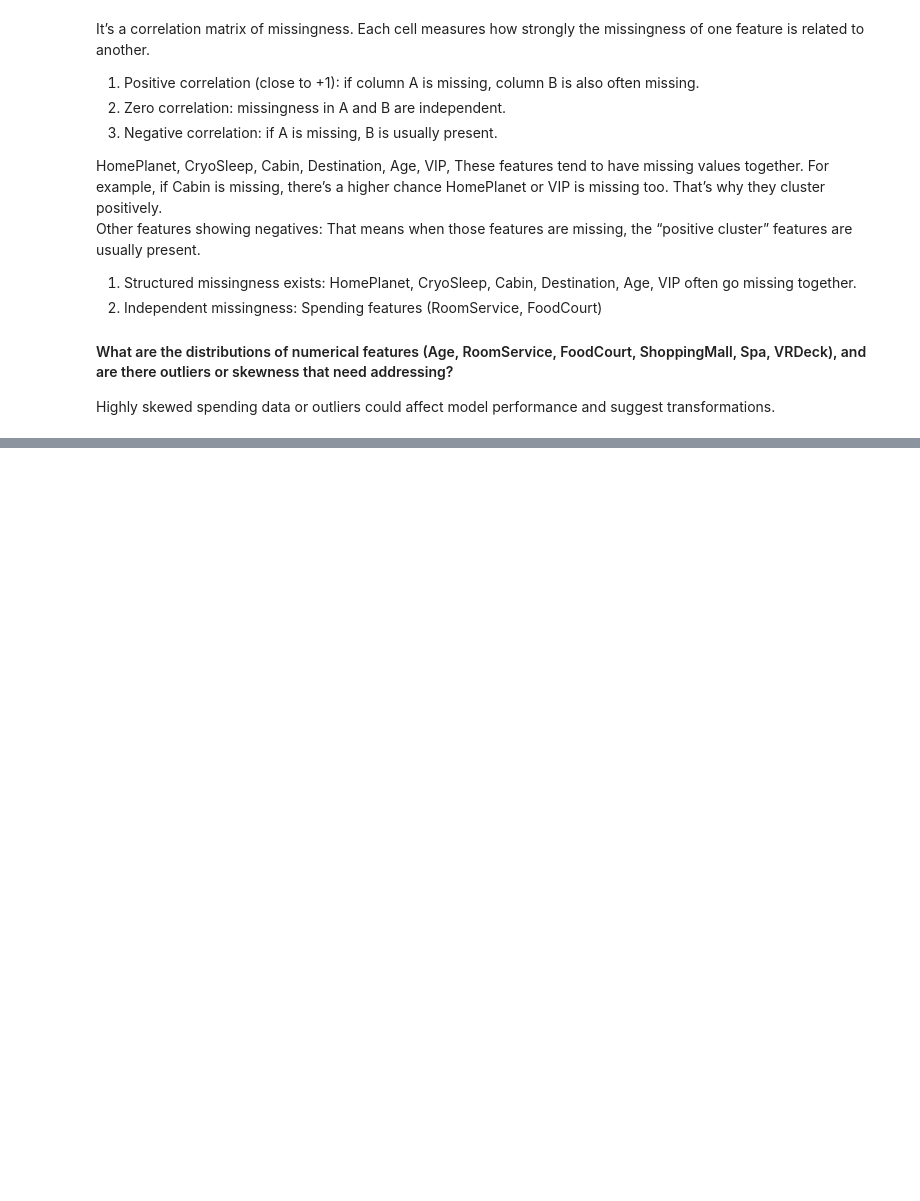
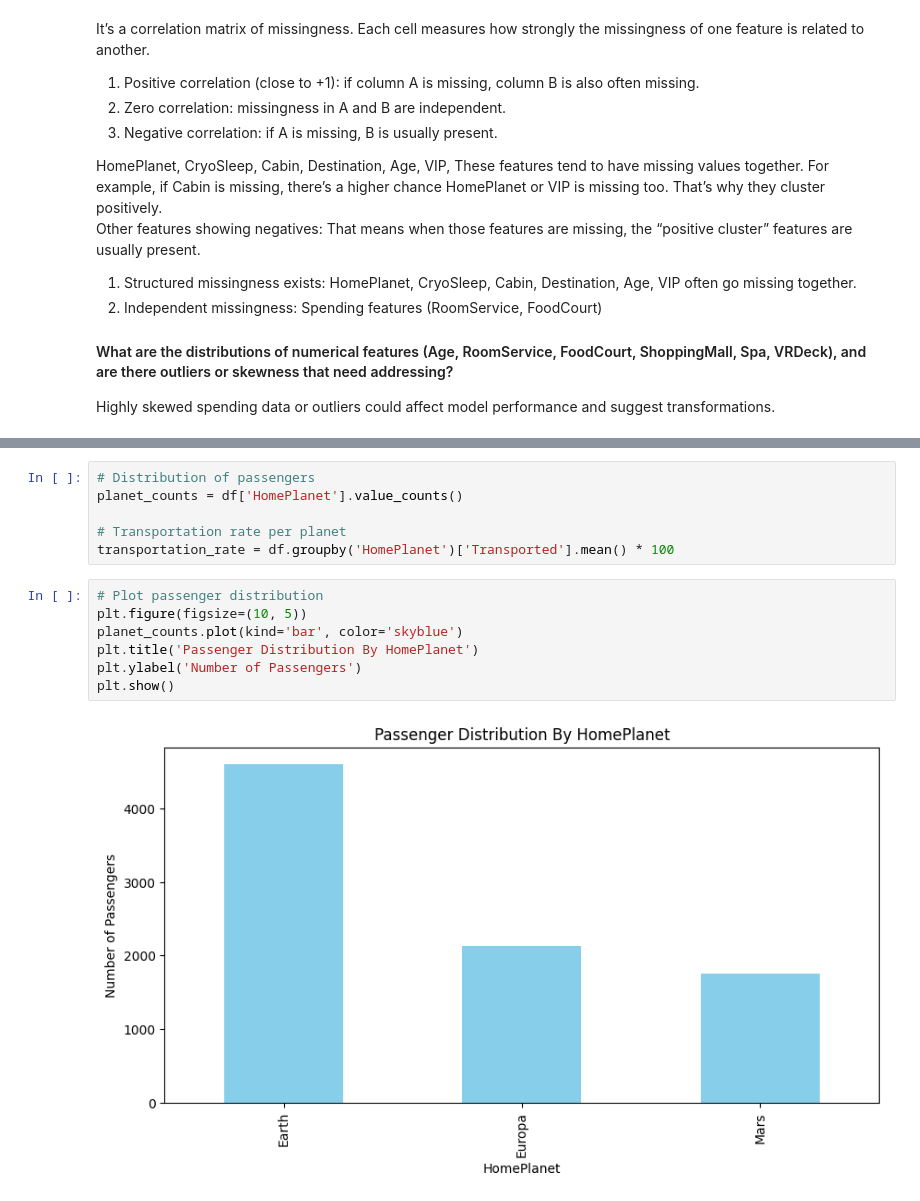
Before and after one commit to Darknight47/Kaggle-Competitions, a Jupyter notebook: Spaceship_Titanic/notebooks/data_understanding.ipynb, the cells around one changed output, grey strips where cells are left out. Saved outputs shown, nothing was run; the diff lists cells and outputs as text; blank space fills up the shorter version.

```diff
--- a/Spaceship_Titanic/notebooks/data_understanding.ipynb
+++ b/Spaceship_Titanic/notebooks/data_understanding.ipynb
@@ -93,0 +137,15 @@ Highly skewed spending data or outliers could affect model performance and sugge
+# %%
+# Distribution of passengers
+planet_counts = df['HomePlanet'].value_counts()
+
+# Transportation rate per planet
+transportation_rate = df.groupby('HomePlanet')['Transported'].mean() * 100
+# %%
+# Plot passenger distribution
+plt.figure(figsize=(10, 5))
+planet_counts.plot(kind='bar', color='skyblue')
+plt.title('Passenger Distribution By HomePlanet')
+plt.ylabel('Number of Passengers')
+plt.show()
+# %% [output]
+[figure, added]
```
Also changed, not shown: parts of 56 cells of this notebook.
